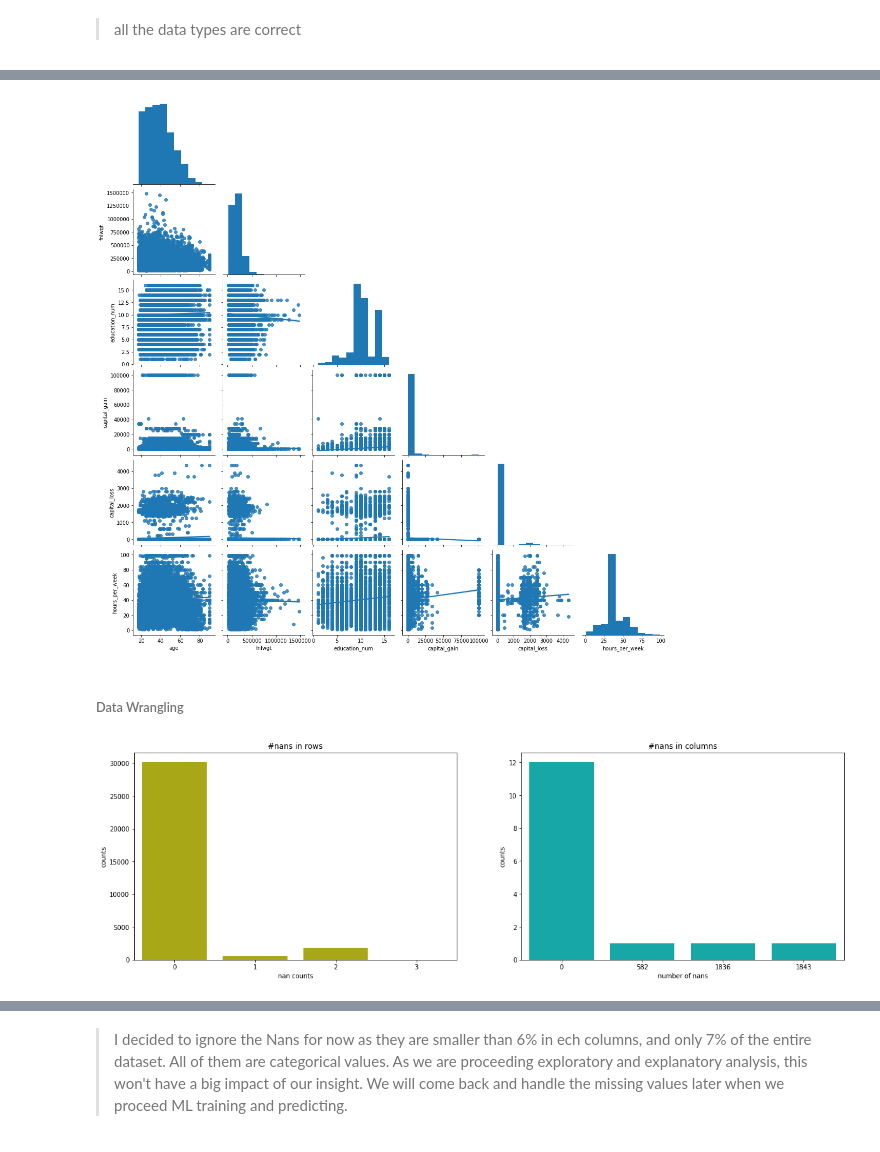
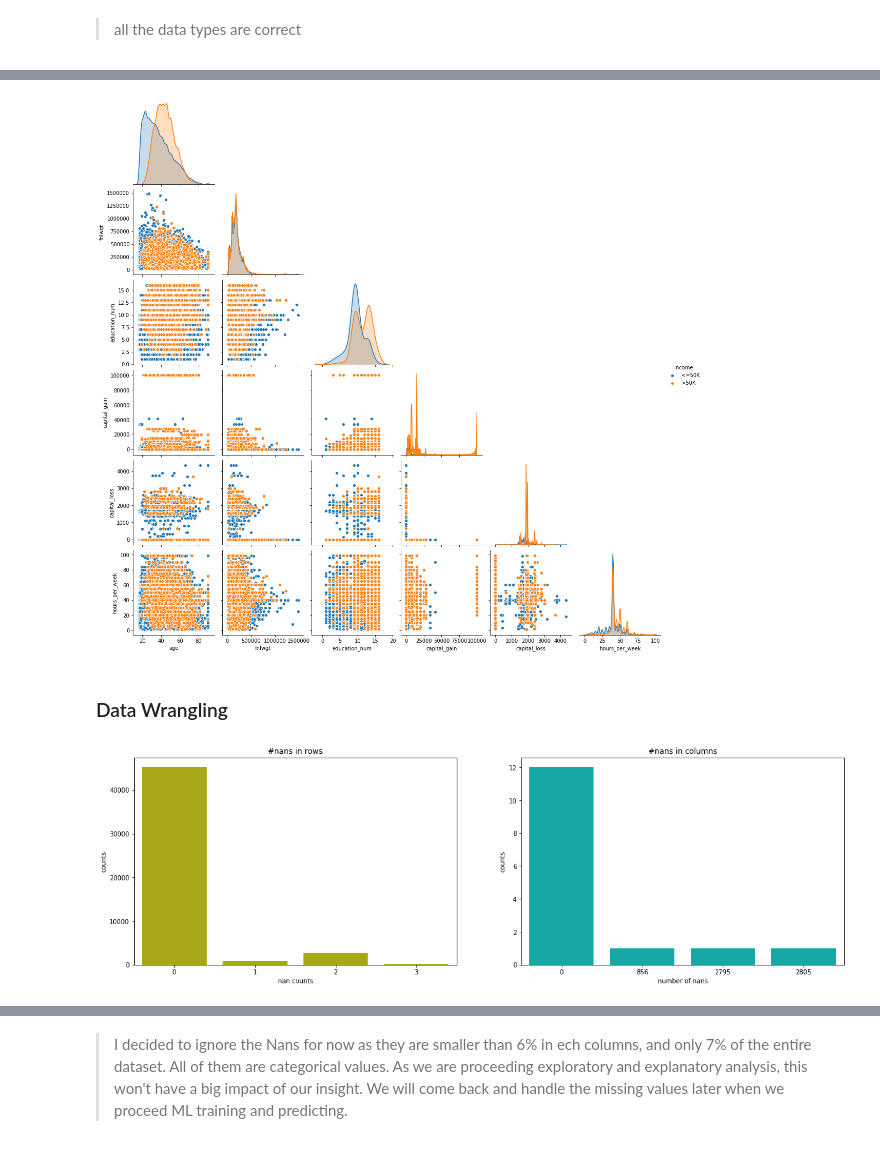
Before and after one commit to victorlifan/projects_review, a Jupyter notebook: Finding Donors for CharityML/Finding Donors for CharityML enhanced.ipynb, the cells around one changed output, grey strips where cells are left out. Saved outputs shown, nothing was run; the diff lists cells and outputs as text; code cells hidden in the pictures.

```diff
--- a/Finding Donors for CharityML/Finding Donors for CharityML enhanced.ipynb
+++ b/Finding Donors for CharityML/Finding Donors for CharityML enhanced.ipynb
@@ -49,3 +35,33 @@ df=pd.read_csv('adult.data',sep=',',names=['age',
+# %%
+# read in two files and concat together
+def dfpipline(filelist):
+    dflist=[]
+    for file in filelist:
+        if file == 'adult.data':
+            header='infer'
+        elif file == 'test.data':
+            header=0
+        df=pd.read_csv(file,sep=',',header=header,names=['age',
+                                                         'workclass',
+                                                         'fnlwgt',
+                                                         'education_level',
+                                                         'education_num',
+                                                         'marital_status',
+                                                         'occupation',
+                                                         'relationship',
+                                                         'race',
+                                                         'sex',
+                                                         'capital_gain',
+                                                         'capital_loss',
+                                                         'hours_per_week',
+                                                         'native_country',
+                                                         'income'])
+        dflist.append(df)
+    df=dflist[0].append(dflist[1])
+    df.reset_index(inplace=True,drop=True)
+    return df
+# %%
+df= dfpipline(['adult.data','test.data'])
 # %%
 df.sample(5)
 # %% [output]
@@ -60,6 +76,6 @@ df.sample(5)
 # %%
 # strip all object elements before clean
-df[list(df.select_dtypes(['object']))]=df.select_dtypes(['object']).applymap(lambda x: x.strip())
+df[list(df.select_dtypes(['object']))]=df.select_dtypes(['object']).applymap(lambda x: x.strip().strip('.'))
 # %%
 # Nan
 df.isna().sum().sum()
@@ -154,6 +168,8 @@ df[df.duplicated()].shape
 # %%
 # drop duplicates
 df.drop_duplicates(inplace=True)
+# reset index
+df.reset_index(inplace=True,drop=True)
 # %%
 df.shape
 # %% [output]
@@ -166,12 +182,12 @@ sns.heatmap(df.corr(),annot=True);
 # %%
-sns.pairplot(df, corner=True,kind='reg');
+sns.pairplot(df, corner=True,hue='income',diag_kws={'bw':1.0});
 # %% [output]
-[figure, old version]
+[figure, new version]
 # %% [markdown]
-###### Data Wrangling
+### Data Wrangling
 # %%
 # assessing missing data in each row
-plt.figure(figsize=(20,6))
+#plt.figure(figsize=(20,6))
 
 plt.subplot(121)
 rowmiss=df.isna().sum(axis=1)
@@ -188,5 +204,5 @@ plt.title('#nans in columns')
 plt.xlabel('number of nans')
 plt.ylabel('counts');
 # %% [output]
-[figure, old version]
+[figure, new version]
 # %%
```
Also changed, not shown: parts of 47 cells of this notebook.
